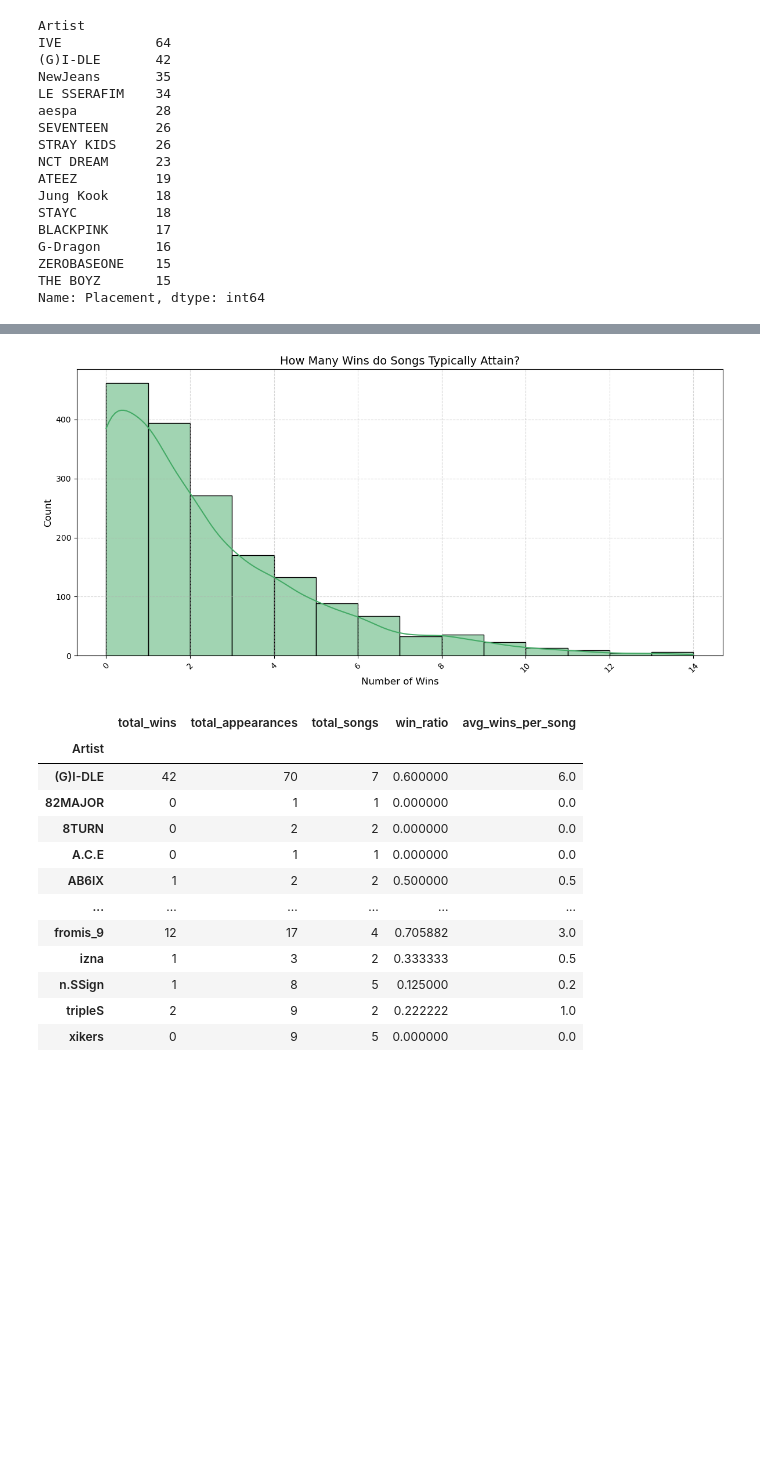
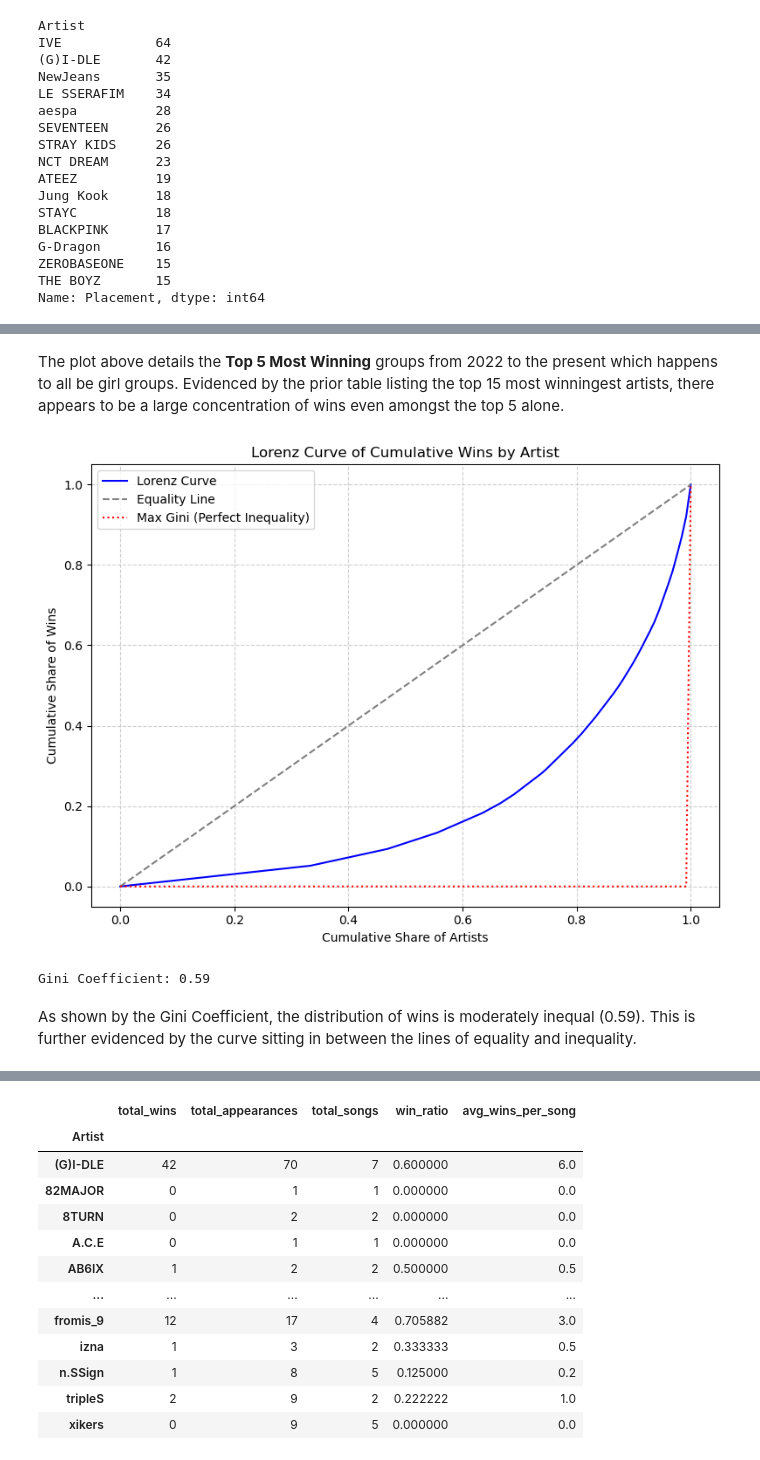
Before and after one commit to ccaban6/love-dive-into-kpop-music-show-winners, a Jupyter notebook: analysis_visualizations.ipynb, the cells around one changed output, grey strips where cells are left out. Cells and saved outputs as stored; diff of their text form; code cells hidden in the pictures; blank space fills up the shorter version.

```diff
--- a/analysis_visualizations.ipynb
+++ b/analysis_visualizations.ipynb
@@ -234,3 +169,44 @@ plt.show()
+# %% [markdown]
+The plot above details the **Top 5 Most Winning** groups from 2022 to the present which happens to all be girl groups. Evidenced by the prior table listing the top 15 most winningest artists, there appears to be a large concentration of wins even amongst the top 5 alone.
+# %%
+# Cumulative Share of Wins by Top N
+cumulative_wins = most_wins.sort_values().cumsum()
+cumulative_artists = np.arange(1, len(cumulative_wins) + 1)
+
+# Normalize and Prepend 0
+lorenz_x = np.insert(cumulative_artists / cumulative_artists.max(), 0, 0)
+lorenz_y = np.insert(cumulative_wins / cumulative_wins.max(), 0, 0)
+
+plt.figure(figsize=(8, 6))
+
+# Plot Lorenz Curve
+plt.plot(lorenz_x, lorenz_y, label="Lorenz Curve", color='blue')
+
+# Plot equality line
+plt.plot([0, 1], [0, 1], linestyle='--', color='gray', label='Equality Line')
+
+# Max Gini line: all artists have 0 until the last one
+max_gini_x = [0, 1 - 1/len(most_wins), 1]
+max_gini_y = [0, 0, 1]
+plt.plot(max_gini_x, max_gini_y, linestyle=':', color='red', label='Max Gini (Perfect Inequality)')
+
+plt.title("Lorenz Curve of Cumulative Wins by Artist")
+plt.xlabel("Cumulative Share of Artists")
+plt.ylabel("Cumulative Share of Wins")
+plt.grid(True, linestyle='--', alpha=0.6)
+plt.legend()
+plt.tight_layout()
+plt.show()
+
+# Gini coefficient = area between equality line and Lorenz curve * 2
+lorenz_area = np.trapz(lorenz_y, lorenz_x)
+gini = 1 - 2 * lorenz_area
+print(f"Gini Coefficient: {gini:.2f}")
+# %% [output]
+[figure, added]
+Gini Coefficient: 0.59
+# %% [markdown]
+As shown by the Gini Coefficient, the distribution of wins is moderately inequal (0.59). This is further evidenced by the curve sitting in between the lines of equality and inequality.
 # %%
 df_song = df_stats.copy()
 df_song['cumulative_song_wins'] = df_song.groupby(['Artist', 'Song'])['Winner'].cumsum()
@@ -247,22 +223,6 @@ df_song.tail(10)
 | 1707 | Show! Music Core | 2025-04-19 | Mark | 1999 | 7159 | 1 | 1 | 3 | ... |
 | 1708 | Inkigayo | 2025-04-20 | LE SSERAFIM | HOT | 4556 | 1 | 1 | 34 | ... |
 | 1709 | Show Champion | 2025-04-23 | UNIS | Swicy | 6467 | 1 | 1 | 1 | ... |
-# %%
-plt.figure(figsize=(12,6))
-
-sns.histplot(data=df_song, x="cumulative_song_wins", stat='count', binwidth=1, kde=True, color="#44AA66")
-
-plt.xticks(rotation=45)
-
-plt.title("How Many Wins do Songs Typically Attain?", fontsize=14)
-plt.xlabel("Number of Wins", fontsize=12)
-plt.ylabel("Count", fontsize=12)
-
-plt.tight_layout()
-plt.grid(True, linestyle='--', alpha=0.5)
-plt.show()
-# %% [output]
-[figure, removed]
 # %%
 artists_per_winning = df.groupby('Artist').agg(
     total_wins=('Winner', 'sum'),
```
Also changed, not shown: parts of 25 cells of this notebook, 1 other file.
